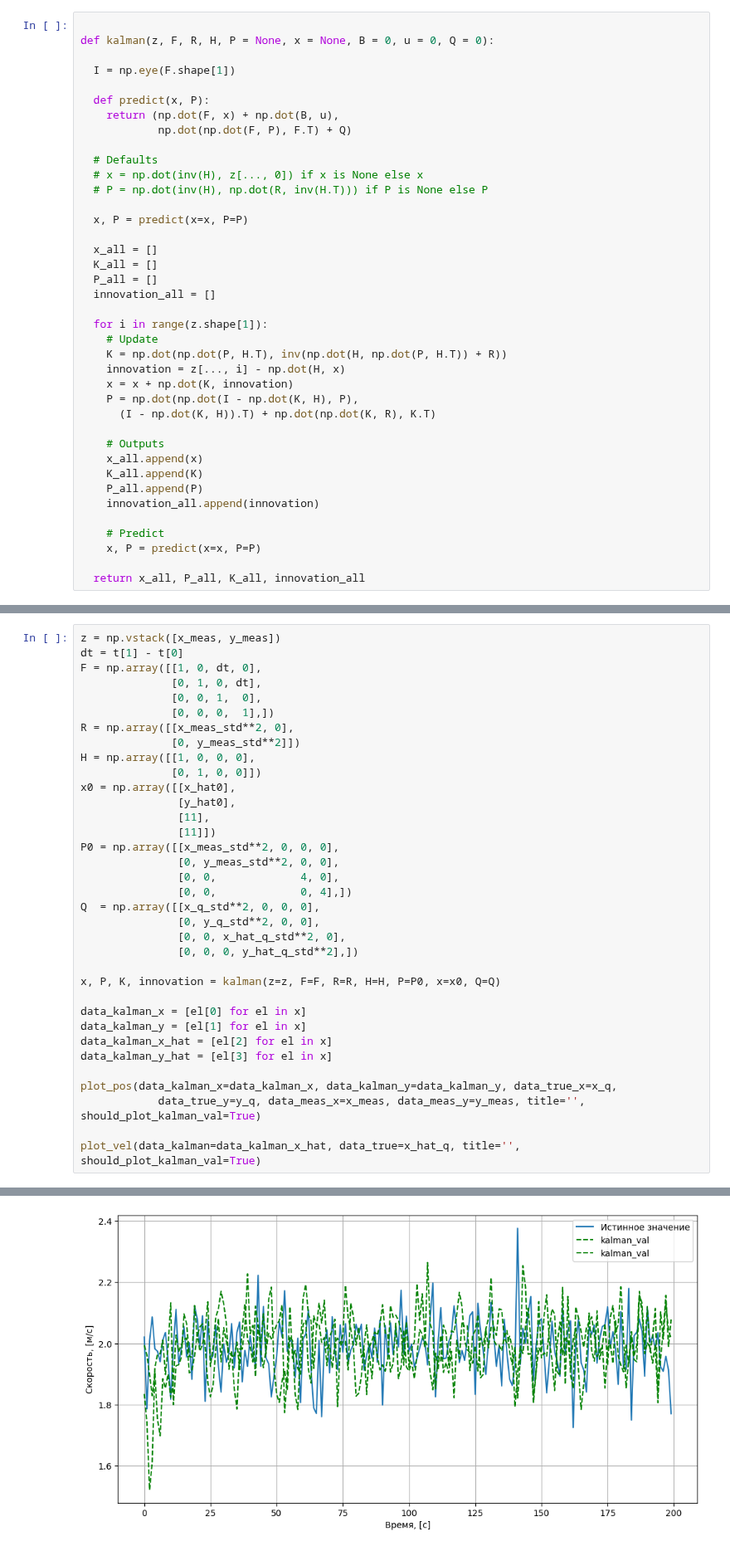
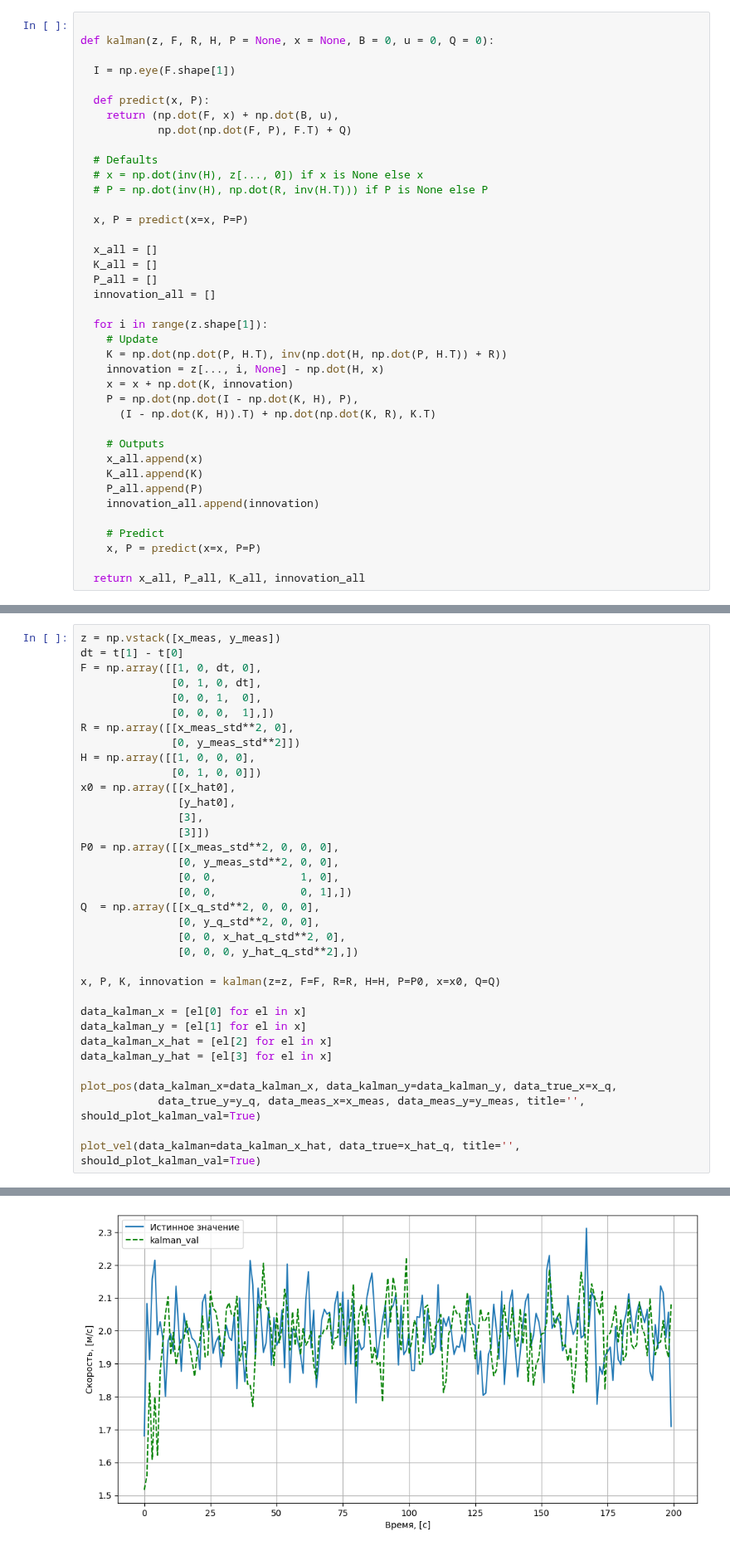
Before and after one commit to BROsandr/modeling_ius, a Jupyter notebook: lab3/lab03.ipynb, the cells around one changed output, grey strips where cells are left out. Shown at 83% size. Cells and saved outputs as stored; diff of their text form.

```diff
--- a/lab3/lab03.ipynb
+++ b/lab3/lab03.ipynb
@@ -117,7 +117,7 @@ def kalman(z, F, R, H, P = None, x = None, B = 0, u = 0, Q = 0):
   for i in range(z.shape[1]):
     # Update
     K = np.dot(np.dot(P, H.T), inv(np.dot(H, np.dot(P, H.T)) + R))
-    innovation = z[..., i] - np.dot(H, x)
+    innovation = z[..., i, None] - np.dot(H, x)
     x = x + np.dot(K, innovation)
     P = np.dot(np.dot(I - np.dot(K, H), P),
       (I - np.dot(K, H)).T) + np.dot(np.dot(K, R), K.T)
@@ -201,12 +201,12 @@ H = np.array([[1, 0, 0, 0],
               [0, 1, 0, 0]])
 x0 = np.array([[x_hat0],
                [y_hat0],
-               [11],
-               [11]])
+               [3],
+               [3]])
 P0 = np.array([[x_meas_std**2, 0, 0, 0],
                [0, y_meas_std**2, 0, 0],
-               [0, 0,             4, 0],
-               [0, 0,             0, 4],])
+               [0, 0,             1, 0],
+               [0, 0,             0, 1],])
 Q  = np.array([[x_q_std**2, 0, 0, 0],
                [0, y_q_std**2, 0, 0],
                [0, 0, x_hat_q_std**2, 0],
@@ -228 +228 @@ plot_vel(data_kalman=data_kalman_x_hat, data_true=x_hat_q, title='', should_plot
-[figure, old version]
+[figure, new version]
```
Also changed, not shown: parts of 2 cells of this notebook.
